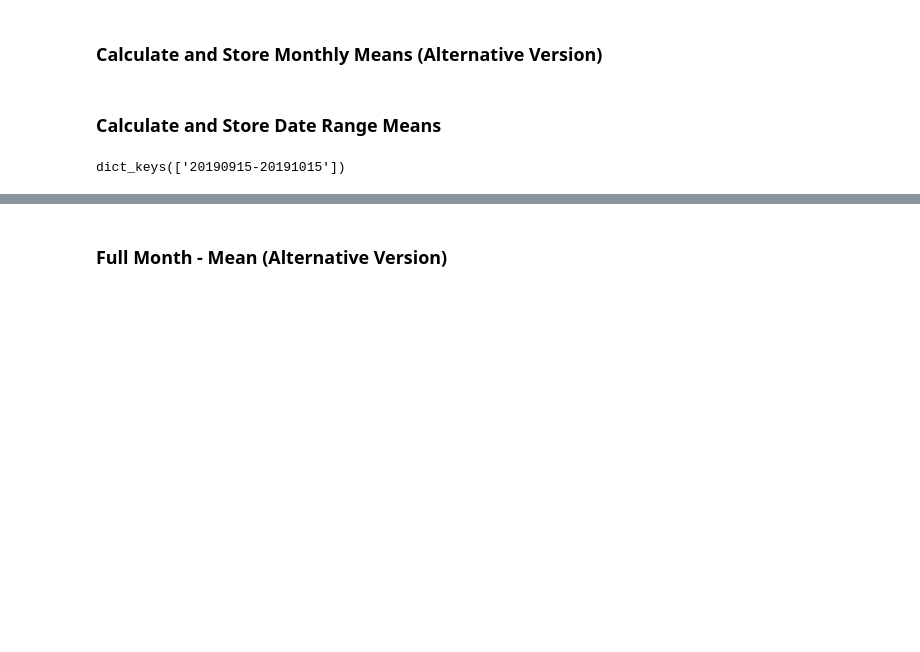
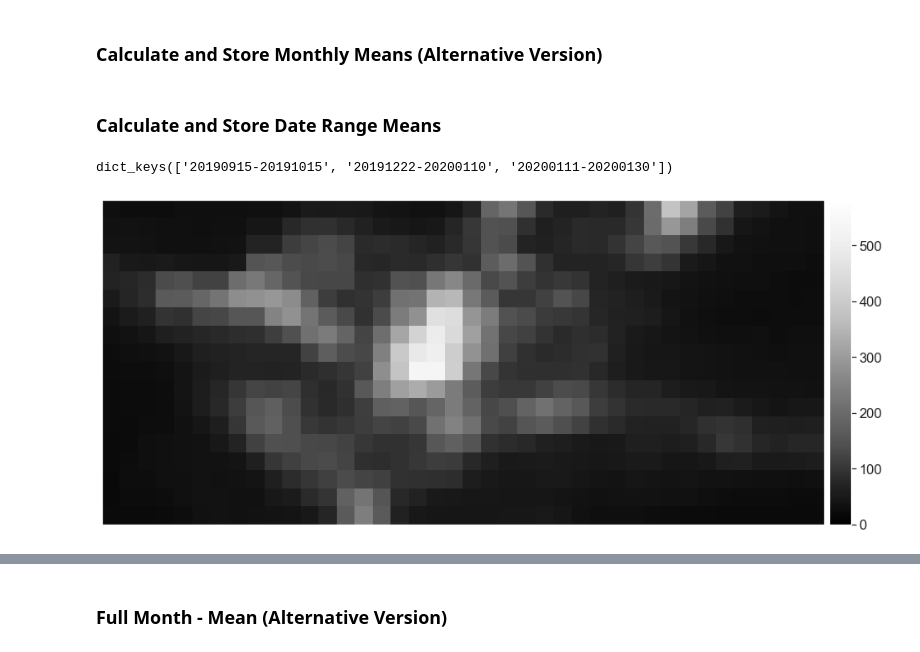
Before and after one commit to calekochenour/remote-sensing-fusion, a Jupyter notebook: 01-code-scripts/penn-state-black-marble-radiance-monthly-means.ipynb, the cells around one changed output, grey strips where cells are left out. Saved outputs shown, nothing was run; the diff lists cells and outputs as text; code cells hidden in the pictures; blank space fills up the shorter version.

Commit message:
Test workflow with inter-month date ranges

```diff
--- a/01-code-scripts/penn-state-black-marble-radiance-monthly-means.ipynb
+++ b/01-code-scripts/penn-state-black-marble-radiance-monthly-means.ipynb
@@ -522,7 +522,9 @@ plt.show()
 # %%
 # Define date ranges to loop through
 date_ranges = [
-    rd.create_date_list('2019-09-15', '2019-10-15')
+    rd.create_date_list('2019-09-15', '2019-10-15'),
+    rd.create_date_list('2019-12-22', '2020-01-10'),
+    rd.create_date_list('2020-01-11', '2020-01-30')
 ]
 # %%
 # Initialize dictionary to store monthly mean radiance arrays
@@ -547,4 +549,17 @@ for date_range in date_ranges:
 # %%
 radiance_mean_dict.keys()
 # %% [output]
-dict_keys(['20190915-20191015'])
+dict_keys(['20190915-20191015', '20191222-20200110', '20200111-20200130'])
+# %%
+# Plot difference from Sept 2019 to March 2020
+ep.plot_bands(
+    radiance_mean_dict.get('20191222-20200110'),
+    scale=False,
+    vmin=0,
+    vmax=radiance_mean_dict.get('20200111-20200130').max(),
+    #cmap='RdBu_r',
+    figsize=(16, 8))
+
+plt.show()
+# %% [output]
+[figure, added]
```
Also changed, not shown: parts of 3 cells of this notebook.
